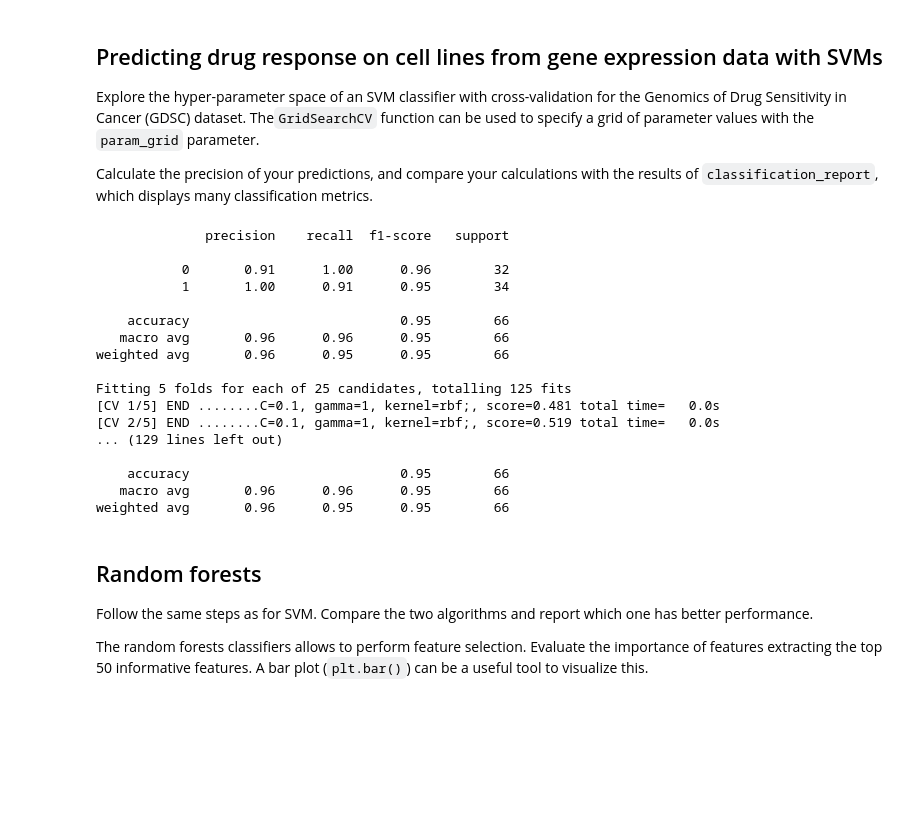
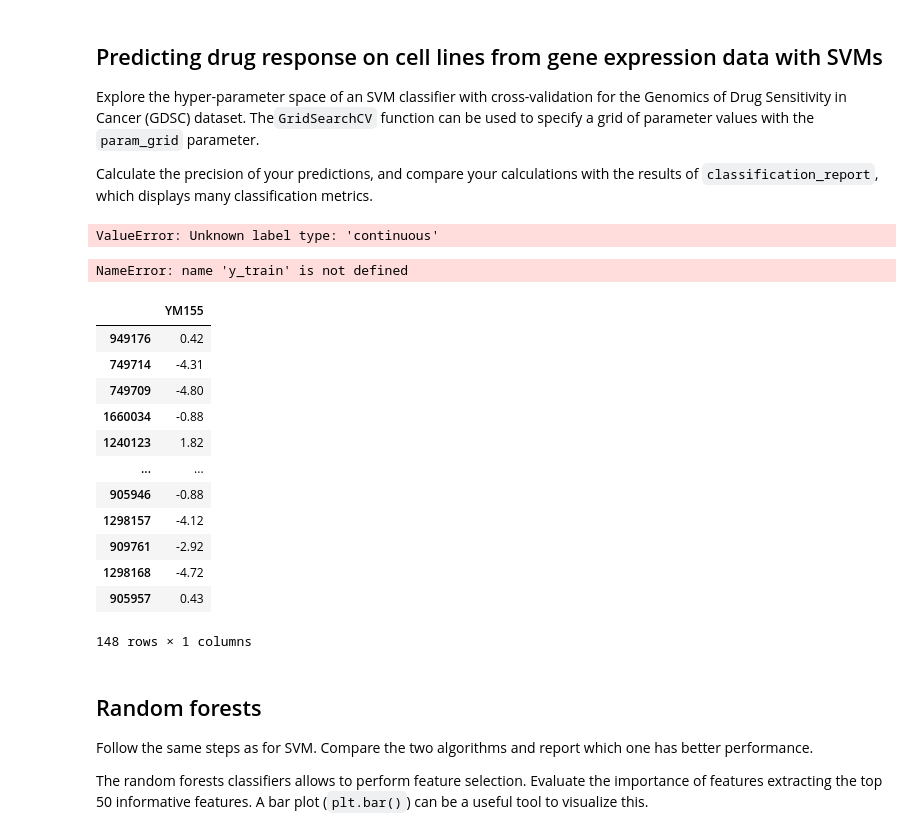
Before and after one commit to MirtheK/8dm50-machine-learning, a Jupyter notebook: practicals/week_6.ipynb, the cells around one changed output. Drawn from its saved outputs; the diff is of its cells as text; code cells hidden in the pictures; blank space fills up the shorter version.

```diff
--- a/practicals/week_6.ipynb
+++ b/practicals/week_6.ipynb
@@ -159,6 +159,9 @@ Explore the hyper-parameter space of an SVM classifier with cross-validation for
 
 Calculate the precision of your predictions, and compare your calculations with the results of `classification_report`, which displays many classification metrics.
 # %%
+# splitting data into training and test set
+X_train, X_test, y_train, y_test = train_test_split(gene_expression, drug_response, test_size=0.33, random_state=333)
+
 df_feat = gene_expression
 df_target = drug_response
 
@@ -197,23 +200,37 @@ grid_predictions = grid.predict(X_test)
 # print classification report
 print(classification_report(Y_test, grid_predictions))
 # %% [output]
-              precision    recall  f1-score   support
-
-           0       0.91      1.00      0.96        32
-           1       1.00      0.91      0.95        34
-
-    accuracy                           0.95        66
-   macro avg       0.96      0.96      0.95        66
-weighted avg       0.96      0.95      0.95        66
-
-Fitting 5 folds for each of 25 candidates, totalling 125 fits
-[CV 1/5] END ........C=0.1, gamma=1, kernel=rbf;, score=0.481 total time=   0.0s
-[CV 2/5] END ........C=0.1, gamma=1, kernel=rbf;, score=0.519 total time=   0.0s
-... (129 lines left out)
-
-    accuracy                           0.95        66
-   macro avg       0.96      0.96      0.95        66
-weighted avg       0.96      0.95      0.95        66
+ValueError: Unknown label type: 'continuous'
+# %%
+X = gene_expression
+y = drug_response
+
+# Build your classifier
+classifier = svm.SVC()
+
+# Train it on the entire training data set
+classifier.fit(X_train, y_train)
+
+# Get predictions on the test set
+y_pred = classifier.predict(X_test)
+# %% [output]
+NameError: name 'y_train' is not defined
+# %%
+drug_response
+# %% [output]
+|  | YM155 |
+| 949176 | 0.42 |
+| 749714 | -4.31 |
+| 749709 | -4.80 |
+| 1660034 | -0.88 |
+| 1240123 | 1.82 |
+| ... | ... |
+| 905946 | -0.88 |
+| 1298157 | -4.12 |
+| 909761 | -2.92 |
+| 1298168 | -4.72 |
+| 905957 | 0.43 |
+148 rows × 1 columns
 # %% [markdown]
 ## Random forests
 
```
Also changed, not shown: parts of 2 cells of this notebook.
